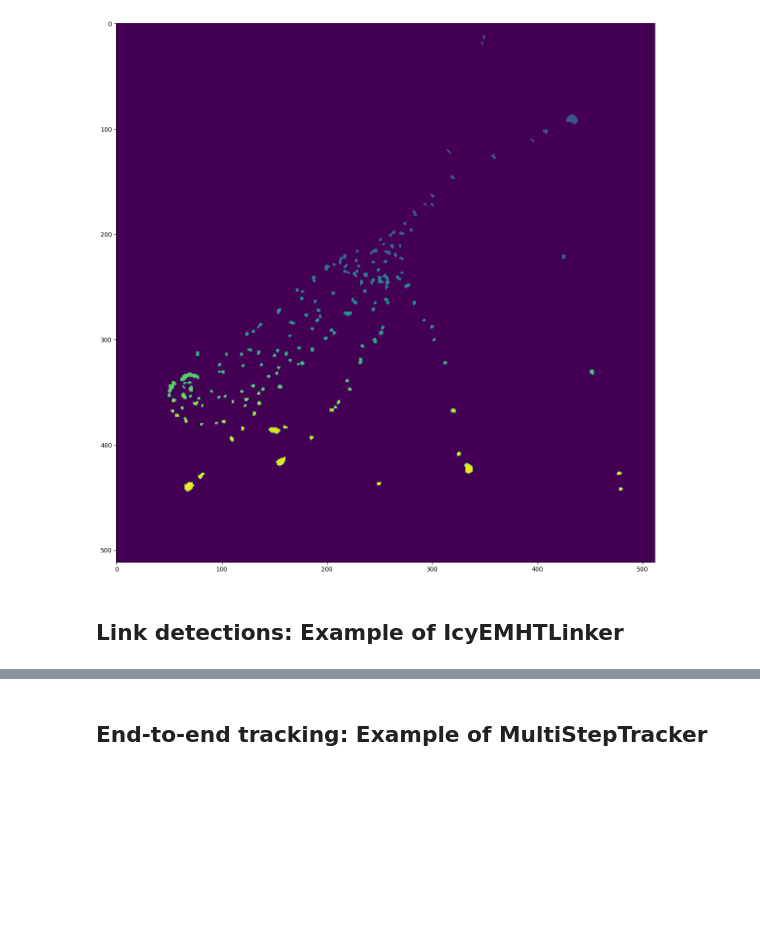
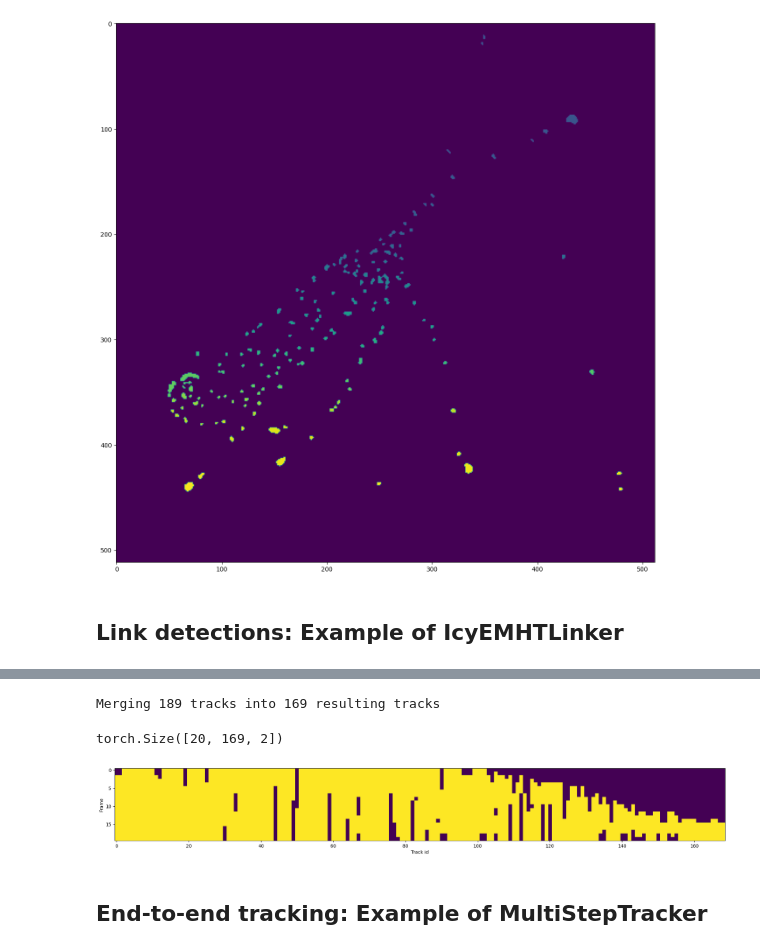
Before and after one commit to raphaelreme/byotrack, a Jupyter notebook: docs/source/run_examples/ByoTrack fundamental.ipynb, the cells around one changed output, grey strips where cells are left out. Drawn from its saved outputs; the diff is of its cells as text; code cells hidden in the pictures; blank space fills up the shorter version.

```diff
--- a/docs/source/run_examples/ByoTrack fundamental.ipynb
+++ b/docs/source/run_examples/ByoTrack fundamental.ipynb
@@ -311,3 +313,27 @@ torch.Size([20, 189, 2])
+# %%
+# Stitch tracks together in order to produce coherent track on all the video
+
+stitcher = EMC2Stitcher(eta=5)  # Don't link tracks if they are too far (EMC dist > 5 (pixels))
+tracks = stitcher.run(video, tracks)
+# %% [output]
+Merging 189 tracks into 169 resulting tracks
+# %%
+# Visualize tracks existence in time
+
+# Transform into tensor
+tracks_tensor = Track.tensorize(tracks)
+print(tracks_tensor.shape)  # N_frame x N_track x D
+
+mask = ~ torch.isnan(tracks_tensor).any(dim=2)
+
+plt.figure(figsize=(24, 16), dpi=100)
+plt.xlabel("Track id")
+plt.ylabel("Frame")
+plt.imshow(mask)
+plt.show()
+# %% [output]
+torch.Size([20, 169, 2])
+[figure, added]
 # %% [markdown]
 ## End-to-end tracking: Example of MultiStepTracker
 # %%
```
Also changed, not shown: parts of 12 cells of this notebook, 1 other file.
